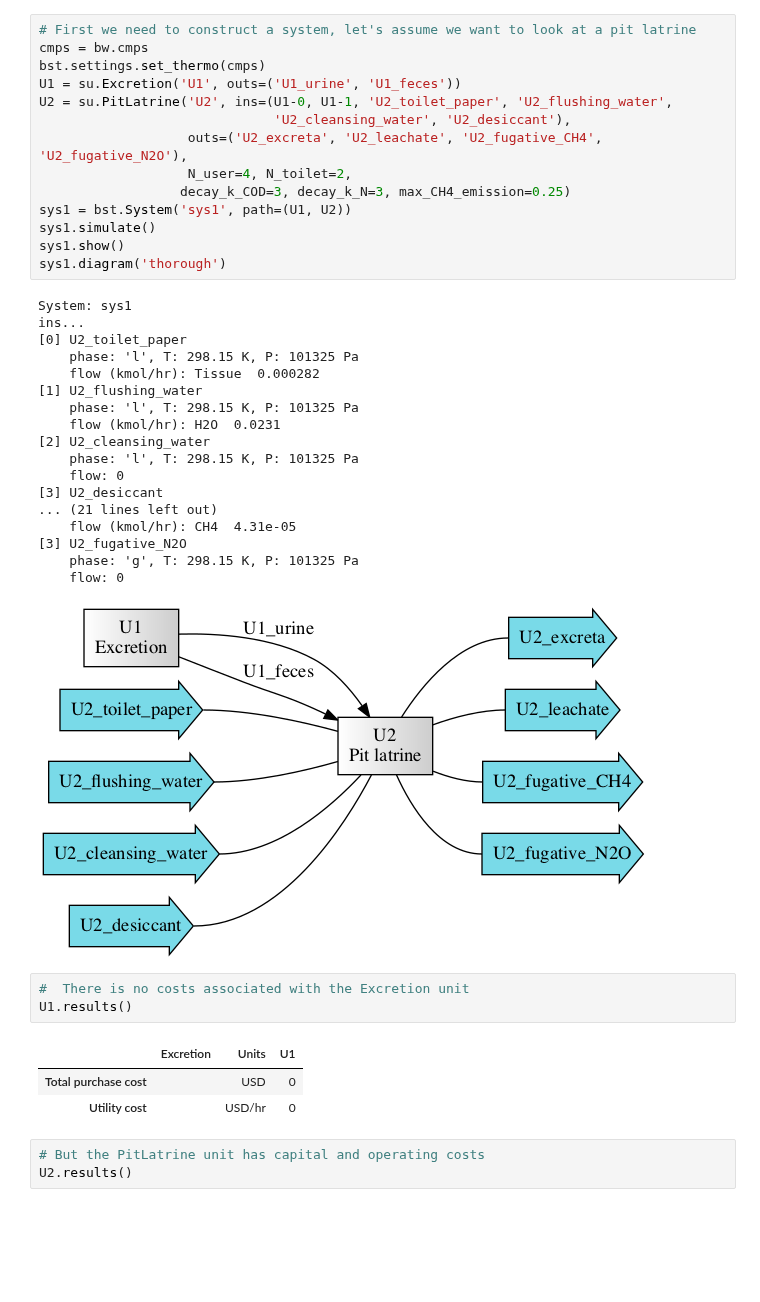
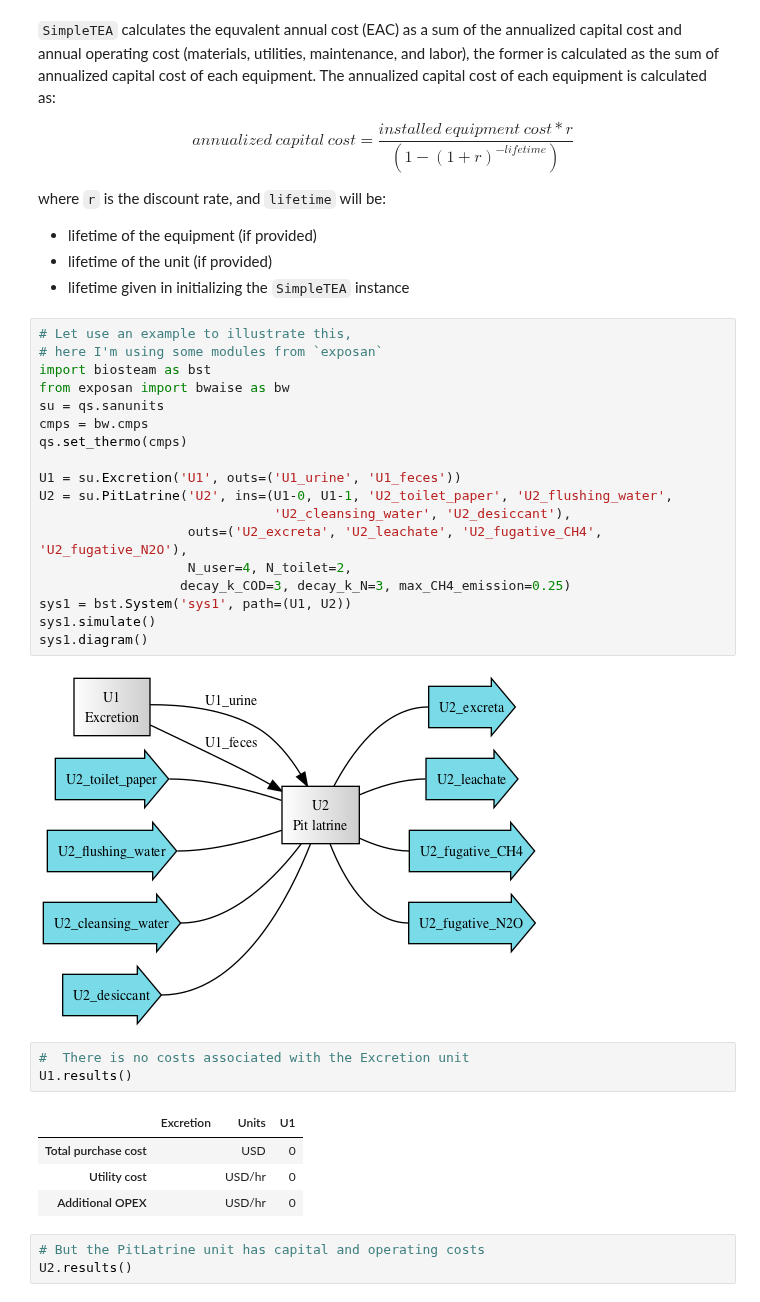
Before and after one commit to QSD-Group/QSDsan, a Jupyter notebook: docs/source/tutorials/7_TEA.ipynb, the cells around one changed output. Drawn from its saved outputs; the diff is of its cells as text; blank space fills up the shorter version.

```diff
--- a/docs/source/tutorials/7_TEA.ipynb
+++ b/docs/source/tutorials/7_TEA.ipynb
@@ -36,36 +38,34 @@ Here we will focus on some features of `SimpleTEA`.
+# %% [markdown]
+`SimpleTEA` calculates the equvalent annual cost (EAC) as a sum of the annualized capital cost and annual operating cost (materials, utilities, maintenance, and labor), the former is calculated as the sum of annualized capital cost of each equipment. The annualized capital cost of each equipment is calculated as:
+
+$$
+annualized\ capital\ cost = \frac{installed\ equipment\ cost*r}{(1-(1+r)^{-lifetime})}
+$$
+
+where `r` is the discount rate, and `lifetime` will be:
+- lifetime of the equipment (if provided)
+- lifetime of the unit (if provided)
+- lifetime given in initializing the `SimpleTEA` instance
 # %%
-# First we need to construct a system, let's assume we want to look at a pit latrine
+# Let use an example to illustrate this,
+# here I'm using some modules from `exposan`
+import biosteam as bst
+from exposan import bwaise as bw
+su = qs.sanunits
 cmps = bw.cmps
-bst.settings.set_thermo(cmps)
+qs.set_thermo(cmps)
+
 U1 = su.Excretion('U1', outs=('U1_urine', 'U1_feces'))
 U2 = su.PitLatrine('U2', ins=(U1-0, U1-1, 'U2_toilet_paper', 'U2_flushing_water',
                               'U2_cleansing_water', 'U2_desiccant'),
                    outs=('U2_excreta', 'U2_leachate', 'U2_fugative_CH4', 'U2_fugative_N2O'),
                    N_user=4, N_toilet=2,
                   decay_k_COD=3, decay_k_N=3, max_CH4_emission=0.25)
 sys1 = bst.System('sys1', path=(U1, U2))
 sys1.simulate()
-sys1.show()
-sys1.diagram('thorough')
+sys1.diagram()
 # %% [output]
-System: sys1
-ins...
-[0] U2_toilet_paper
-    phase: 'l', T: 298.15 K, P: 101325 Pa
-    flow (kmol/hr): Tissue  0.000282
-[1] U2_flushing_water
-    phase: 'l', T: 298.15 K, P: 101325 Pa
-    flow (kmol/hr): H2O  0.0231
-[2] U2_cleansing_water
-    phase: 'l', T: 298.15 K, P: 101325 Pa
-    flow: 0
-[3] U2_desiccant
-... (21 lines left out)
-    flow (kmol/hr): CH4  4.31e-05
-[3] U2_fugative_N2O
-    phase: 'g', T: 298.15 K, P: 101325 Pa
-    flow: 0
-[figure, old version]
+[figure, new version]
 # %%
 #  There is no costs associated with the Excretion unit
 U1.results()
@@ -73,6 +73,7 @@ U1.results()
 |  | Excretion | Units | U1 |
 | Total purchase cost |  | USD | 0 |
 | Utility cost |  | USD/hr | 0 |
+| Additional OPEX |  | USD/hr | 0 |
 # %%
 # But the PitLatrine unit has capital and operating costs
 U2.results()
```
Also changed, not shown: parts of 27 cells of this notebook, 9 other files.
